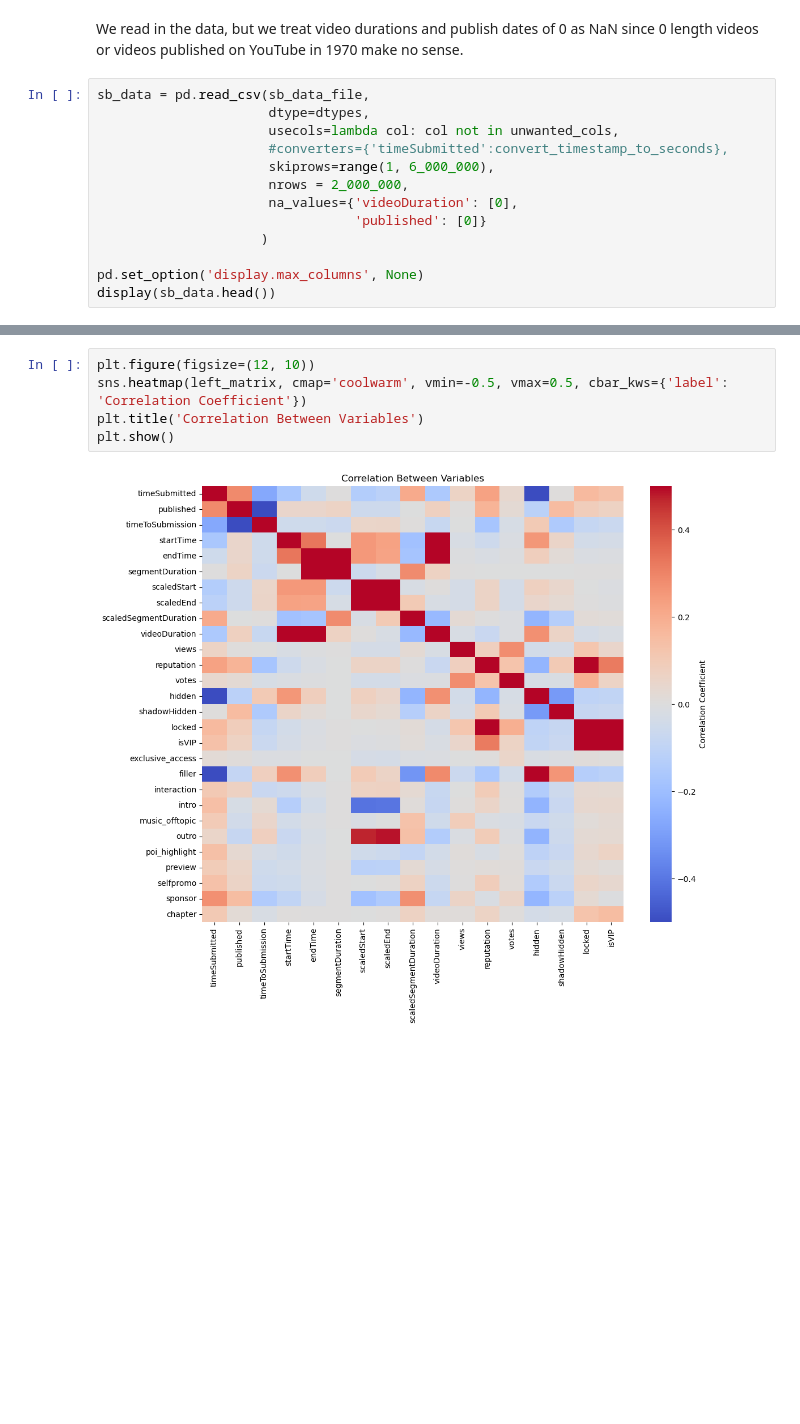
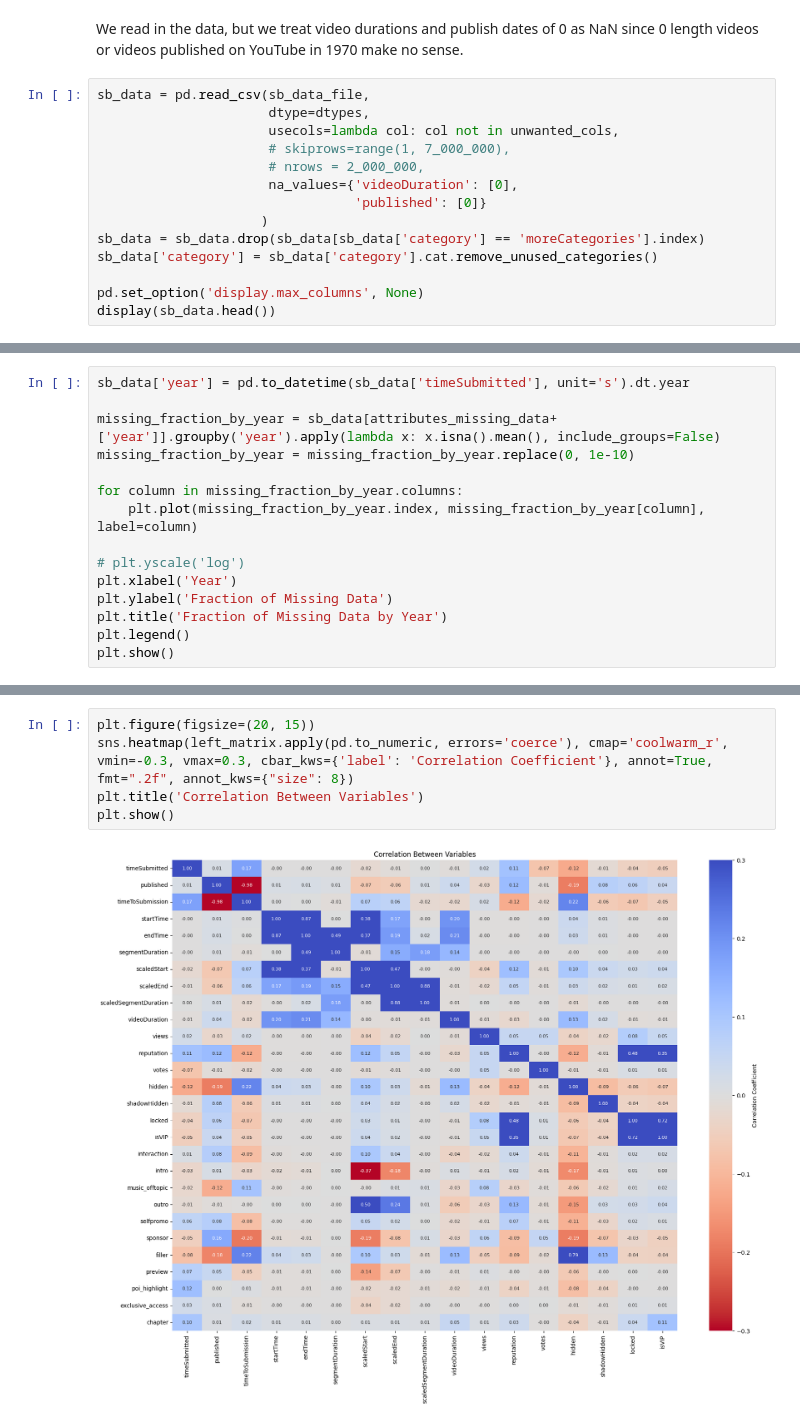
Before and after one commit to t-makaro/503-Project, a Jupyter notebook: src/data_vis.ipynb, the cells around one changed output, grey strips where cells are left out. Cells and saved outputs as stored; diff of their text form; blank space fills up the shorter version.

Commit message:
Graphs Done
Visualization done.

```diff
--- a/src/data_vis.ipynb
+++ b/src/data_vis.ipynb
@@ -11,12 +11,13 @@ We read in the data, but we treat video durations and publish dates of 0 as NaN
 sb_data = pd.read_csv(sb_data_file,
                       dtype=dtypes,
                       usecols=lambda col: col not in unwanted_cols,
-                      #converters={'timeSubmitted':convert_timestamp_to_seconds},
-                      skiprows=range(1, 6_000_000),
-                      nrows = 2_000_000,
+                      # skiprows=range(1, 7_000_000),
+                      # nrows = 2_000_000,
                       na_values={'videoDuration': [0],
                                  'published': [0]}
                      )
+sb_data = sb_data.drop(sb_data[sb_data['category'] == 'moreCategories'].index)
+sb_data['category'] = sb_data['category'].cat.remove_unused_categories()
 
 pd.set_option('display.max_columns', None)
 display(sb_data.head())
@@ -93,0 +94,15 @@ sb_data.describe()
+# %%
+sb_data['year'] = pd.to_datetime(sb_data['timeSubmitted'], unit='s').dt.year
+
+missing_fraction_by_year = sb_data[attributes_missing_data+['year']].groupby('year').apply(lambda x: x.isna().mean(), include_groups=False)
+missing_fraction_by_year = missing_fraction_by_year.replace(0, 1e-10)
+
+for column in missing_fraction_by_year.columns:
+    plt.plot(missing_fraction_by_year.index, missing_fraction_by_year[column], label=column)
+
+# plt.yscale('log')
+plt.xlabel('Year')
+plt.ylabel('Fraction of Missing Data')
+plt.title('Fraction of Missing Data by Year')
+plt.legend()
+plt.show()
@@ -221,7 +182,7 @@ display(styled_left_matrix)
 # %%
-plt.figure(figsize=(12, 10))
-sns.heatmap(left_matrix, cmap='coolwarm', vmin=-0.5, vmax=0.5, cbar_kws={'label': 'Correlation Coefficient'})
+plt.figure(figsize=(20, 15))
+sns.heatmap(left_matrix.apply(pd.to_numeric, errors='coerce'), cmap='coolwarm_r', vmin=-0.3, vmax=0.3, cbar_kws={'label': 'Correlation Coefficient'}, annot=True, fmt=".2f", annot_kws={"size": 8})
 plt.title('Correlation Between Variables')
 plt.show()
 # %% [output]
-[figure, old version]
+[figure, new version]
```
Also changed, not shown: parts of 44 cells of this notebook, 1 other file.
